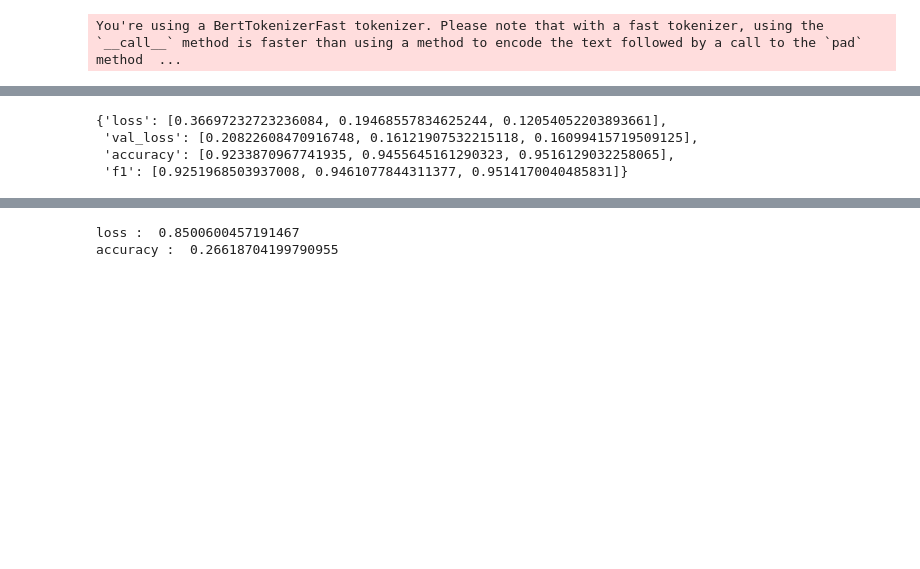
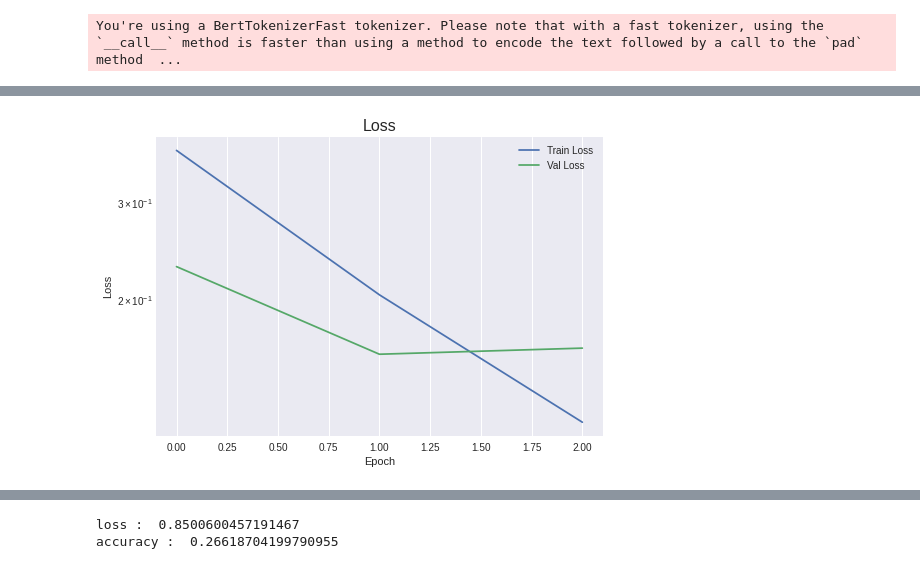
Before and after one commit to pedrosena138/assin2-bertimbau-benchmark, a Jupyter notebook: ASSIN2_Portuguese_BERT_TensorFlow.ipynb, the cells around one changed output, grey strips where cells are left out. Cells and saved outputs as stored; diff of their text form; code cells hidden in the pictures; blank space fills up the shorter version.

```diff
--- a/ASSIN2_Portuguese_BERT_TensorFlow.ipynb
+++ b/ASSIN2_Portuguese_BERT_TensorFlow.ipynb
@@ -318,7 +318,7 @@ callbacks = [metric_callback, tensorboard_callback, push_to_hub_callback]
 
 print(f'\nTask: {TASK}')
 print(f'Model: {push_to_hub_model_id}')
-# history = model.fit(x=tf_train_set, validation_data=tf_validation_set, epochs=NUM_EPOCHS, callbacks=callbacks)
+history = model.fit(x=tf_train_set, validation_data=tf_validation_set, epochs=NUM_EPOCHS, callbacks=callbacks)
 # %% [output]
 /content/bert-base-portuguese-cased-finetuned-rte-assin2 is already a clone of https://huggingface.co/pmfsl/bert-base-portuguese-cased-finetuned-rte-assin2. Make sure you pull the latest changes with  ...
 WARNING:huggingface_hub.repository:/content/bert-base-portuguese-cased-finetuned-rte-assin2 is already a clone of https://huggingface.co/pmfsl/bert-base-portuguese-cased-finetuned-rte-assin2. Make sur ...
@@ -327,7 +334,43 @@ Model: bert-base-portuguese-cased-finetuned-rte-assin2
+# %%
+def plot_loss(history, label='Loss'):
+  # Use a log scale on y-axis to show the wide range of values.
+  plt.semilogy(history.epoch, history.history['loss'], label='Train ' + label)
+  plt.semilogy(history.epoch, history.history['val_loss'], label='Val ' + label)
+
+  plt.xlabel('Epoch')
+  plt.ylabel('Loss')
+  plt.title('Loss', fontsize=16)
+  plt.legend()
+
+def plot_metrics(history, metrics):
+  for n, metric in enumerate(metrics):
+    name = metric.replace("_"," ").capitalize()
+    plt.subplot(2,2,n+1)
+    plt.plot(history.epoch, history.history[metric], label='Train')
+    plt.plot(history.epoch, history.history['val_'+metric], label='Val')
+    plt.xlabel('Epoch')
+    plt.ylabel(name)
+    if metric == 'loss':
+      plt.ylim([0, plt.ylim()[1]])
+    else:
+      plt.ylim([0,1])
+
+    plt.legend();
+
+def plot_confusion_matrix(labels, predictions, p=0.5):
+  cm = confusion_matrix(labels, predictions)
+  plt.figure(figsize=(8,8))
+  sns.heatmap(cm, annot=True, fmt="d")
+  plt.title('Confusion matrix @{:.2f}'.format(p))
+  plt.ylabel('Actual label')
+  plt.xlabel('Predicted label')
+
+  print('Legitimate Transactions Detected (True Negatives): ', cm[0][0])
+  print('Legitimate Transactions Incorrectly Detected (False Positives): ', cm[0][1])
+  print('Fraudulent Transactions Missed (False Negatives): ', cm[1][0])
+  print('Fraudulent Transactions Detected (True Positives): ', cm[1][1])
+  print('Total Fraudulent Transactions: ', np.sum(cm[1]))
 # %%
-history.history
+plot_loss(history)
 # %% [output]
-{'loss': [0.36697232723236084, 0.19468557834625244, 0.12054052203893661],
- 'val_loss': [0.20822608470916748, 0.16121907532215118, 0.16099415719509125],
- 'accuracy': [0.9233870967741935, 0.9455645161290323, 0.9516129032258065],
- 'f1': [0.9251968503937008, 0.9461077844311377, 0.9514170040485831]}
+[figure, added]
```
Also changed, not shown: parts of 5 cells of this notebook.
